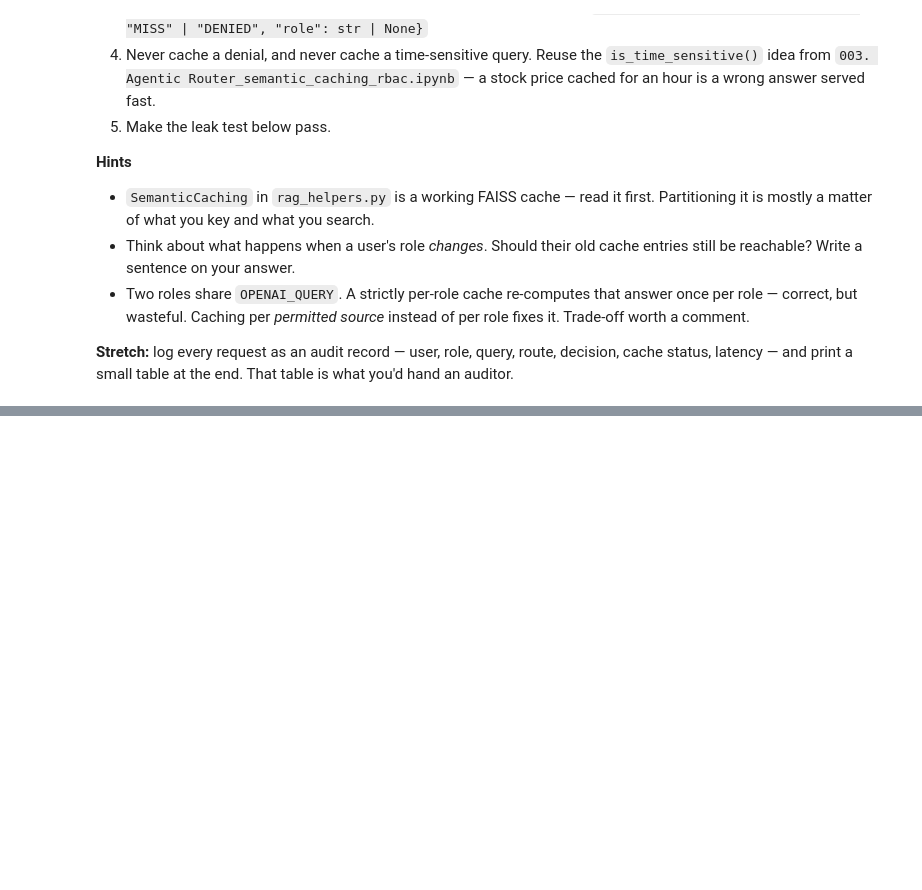
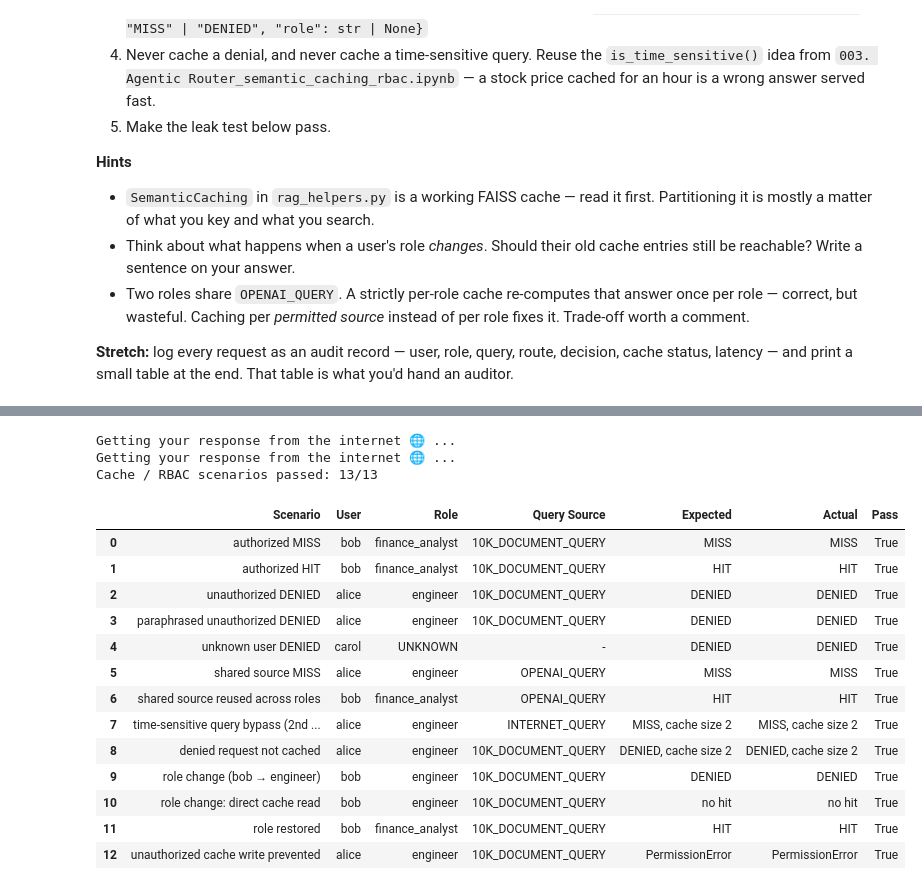
Before and after one commit to anuraglahon16/agentic-router-assignment, a Jupyter notebook: 001. Agentic Router.ipynb, the cells around one changed output, grey strips where cells are left out. Drawn from its saved outputs; the diff is of its cells as text; code cells hidden in the pictures; blank space fills up the shorter version.

```diff
--- a/001. Agentic Router.ipynb
+++ b/001. Agentic Router.ipynb
@@ -1951,0 +1614,4 @@ bob     | finance_analyst  | 10K_DOCUMENT_QUERY  | ALLOW    | MISS   | 3088
+# %%
+citation_df = ev.run_citation_tests()
+print(f"Citation tests: {int(citation_df['Pass'].sum())}/{len(citation_df)} passed")
+display(citation_df)
@@ -1951,0 +1639,8 @@ bob     | finance_analyst  | 10K_DOCUMENT_QUERY  | ALLOW    | MISS   | 3088
+# %%
+bench_df, bench_summary = ev.run_concurrency_benchmark(ctx)
+display(bench_df)
+print(f"Average sequential latency: {bench_summary['avg_sequential_s']:.2f}s")
+print(f"Average concurrent latency: {bench_summary['avg_concurrent_s']:.2f}s")
+print(f"Average speedup:            ×{bench_summary['avg_speedup']:.2f}")
+print(f"Concurrent faster in:       {bench_summary['concurrent_faster_in']} queries")
+print(bench_summary["conclusion"])
@@ -1951,0 +1670,22 @@ bob     | finance_analyst  | 10K_DOCUMENT_QUERY  | ALLOW    | MISS   | 3088
+# %%
+cache_matrix_df = ev.run_cache_matrix(ctx, RoleAwareSemanticCache)
+print(f"Cache / RBAC scenarios passed: {int(cache_matrix_df['Pass'].sum())}/{len(cache_matrix_df)}")
+display(cache_matrix_df[["Scenario", "User", "Role", "Query Source", "Expected", "Actual", "Pass"]])
+# %% [output]
+Getting your response from the internet 🌐 ...
+Getting your response from the internet 🌐 ...
+Cache / RBAC scenarios passed: 13/13
+|  | Scenario | User | Role | Query Source | Expected | Actual | Pass |
+| 0 | authorized MISS | bob | finance_analyst | 10K_DOCUMENT_QUERY | MISS | MISS | True |
+| 1 | authorized HIT | bob | finance_analyst | 10K_DOCUMENT_QUERY | HIT | HIT | True |
+| 2 | unauthorized DENIED | alice | engineer | 10K_DOCUMENT_QUERY | DENIED | DENIED | True |
+| 3 | paraphrased unauthorized DENIED | alice | engineer | 10K_DOCUMENT_QUERY | DENIED | DENIED | True |
+| 4 | unknown user DENIED | carol | UNKNOWN | - | DENIED | DENIED | True |
+| 5 | shared source MISS | alice | engineer | OPENAI_QUERY | MISS | MISS | True |
+| 6 | shared source reused across roles | bob | finance_analyst | OPENAI_QUERY | HIT | HIT | True |
+| 7 | time-sensitive query bypass (2nd ... | alice | engineer | INTERNET_QUERY | MISS, cache size 2 | MISS, cache size 2 | True |
+| 8 | denied request not cached | alice | engineer | 10K_DOCUMENT_QUERY | DENIED, cache size 2 | DENIED, cache size 2 | True |
+| 9 | role change (bob → engineer) | bob | engineer | 10K_DOCUMENT_QUERY | DENIED | DENIED | True |
+| 10 | role change: direct cache read | bob | engineer | 10K_DOCUMENT_QUERY | no hit | no hit | True |
+| 11 | role restored | bob | finance_analyst | 10K_DOCUMENT_QUERY | HIT | HIT | True |
+| 12 | unauthorized cache write prevented | alice | engineer | 10K_DOCUMENT_QUERY | PermissionError | PermissionError | True |
```
Also changed, not shown: parts of 51 cells of this notebook, 15 other files.
